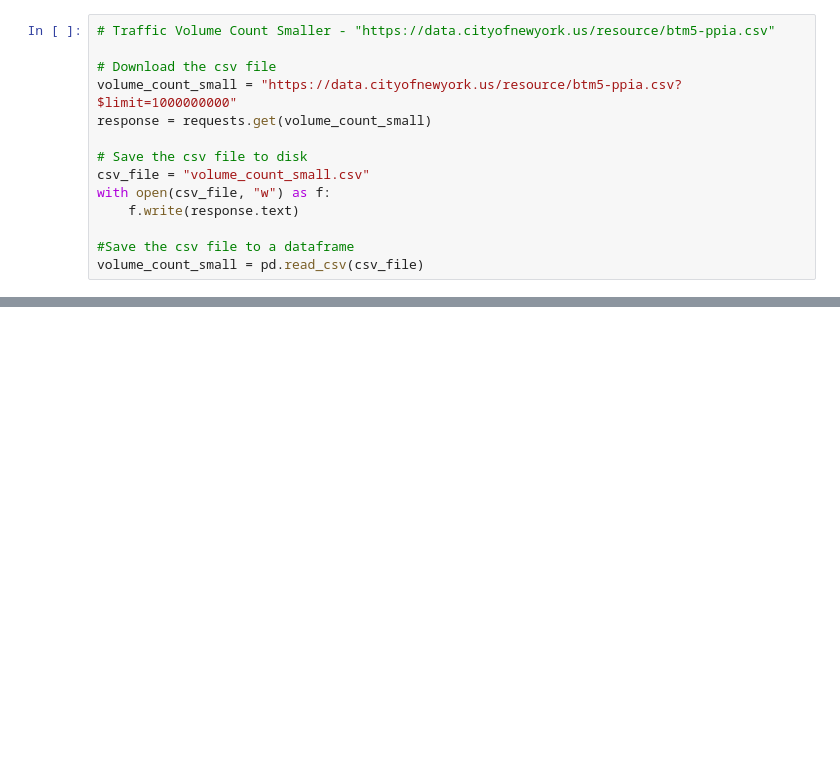
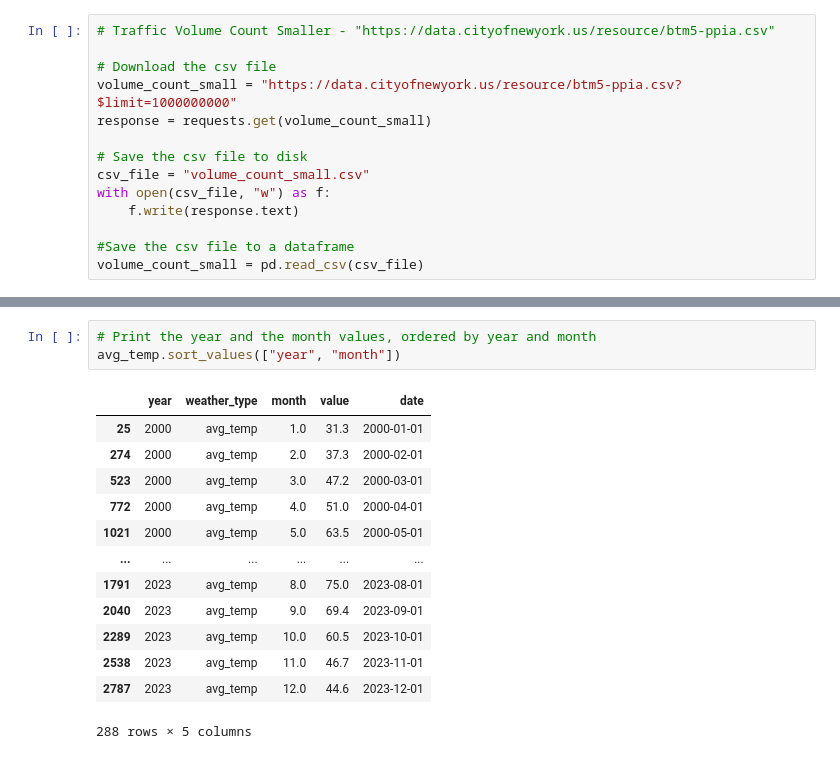
Before and after one commit to paulr28/Msc_Capstone, a Jupyter notebook: Data_Collection.ipynb, the cells around one changed output, grey strips where cells are left out. Saved outputs shown, nothing was run; the diff lists cells and outputs as text; blank space fills up the shorter version.

```diff
--- a/Data_Collection.ipynb
+++ b/Data_Collection.ipynb
@@ -322,0 +753,17 @@ volume_count_small.describe(include="all")
+# %%
+# Print the year and the month values, ordered by year and month
+avg_temp.sort_values(["year", "month"])
+# %% [output]
+|  | year | weather_type | month | value | date |
+| 25 | 2000 | avg_temp | 1.0 | 31.3 | 2000-01-01 |
+| 274 | 2000 | avg_temp | 2.0 | 37.3 | 2000-02-01 |
+| 523 | 2000 | avg_temp | 3.0 | 47.2 | 2000-03-01 |
+| 772 | 2000 | avg_temp | 4.0 | 51.0 | 2000-04-01 |
+| 1021 | 2000 | avg_temp | 5.0 | 63.5 | 2000-05-01 |
+| ... | ... | ... | ... | ... | ... |
+| 1791 | 2023 | avg_temp | 8.0 | 75.0 | 2023-08-01 |
+| 2040 | 2023 | avg_temp | 9.0 | 69.4 | 2023-09-01 |
+| 2289 | 2023 | avg_temp | 10.0 | 60.5 | 2023-10-01 |
+| 2538 | 2023 | avg_temp | 11.0 | 46.7 | 2023-11-01 |
+| 2787 | 2023 | avg_temp | 12.0 | 44.6 | 2023-12-01 |
+288 rows × 5 columns
```
Also changed, not shown: parts of 117 cells of this notebook, 1 other file.
